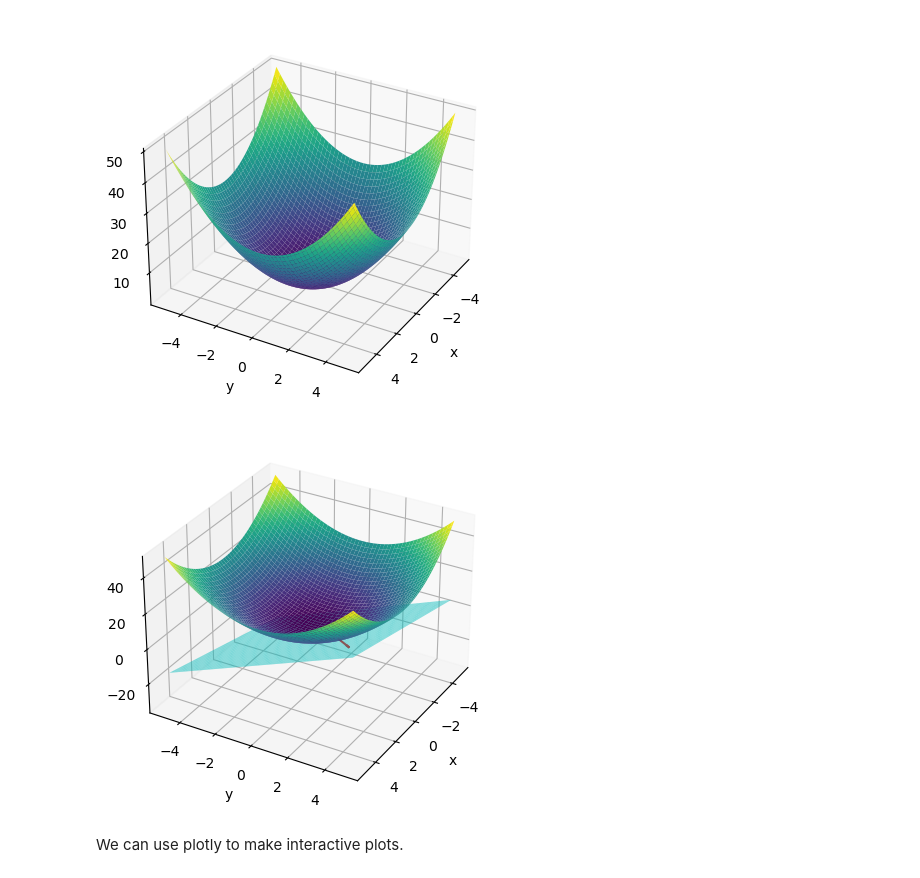
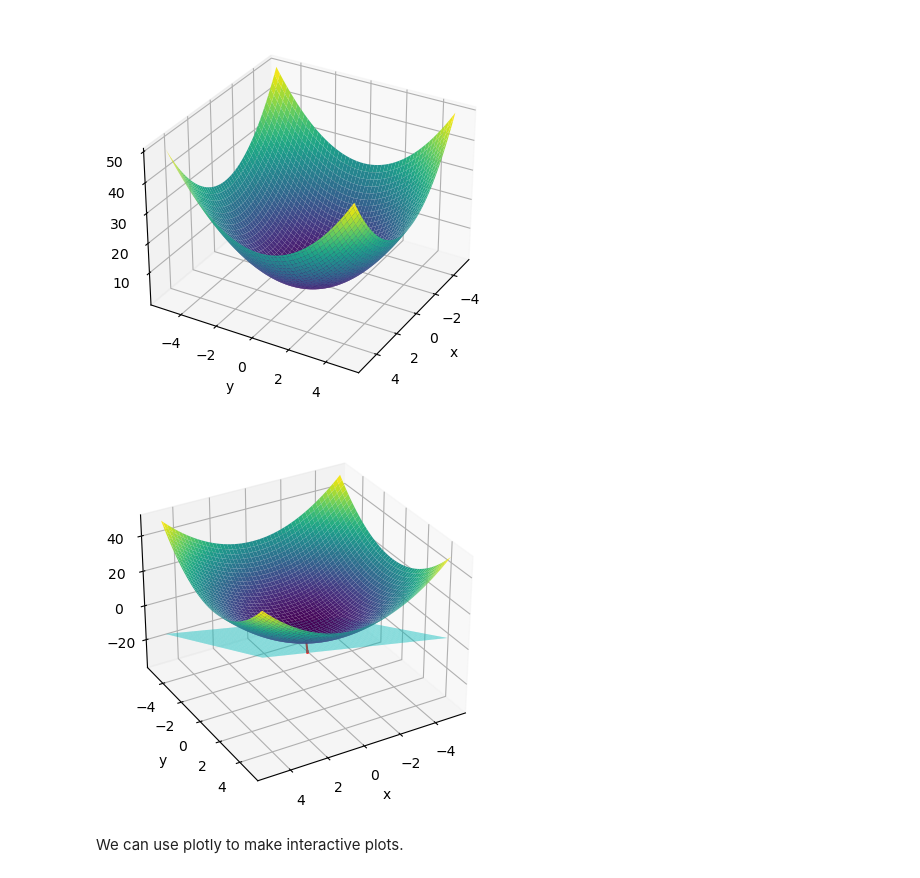
Before and after one commit to jackbullen/Math-248, a Jupyter notebook: Labs/Week 4/Lab-10-Sep-28.ipynb, the cells around one changed output. Drawn from its saved outputs; the diff is of its cells as text; code cells hidden in the pictures.

```diff
--- a/Labs/Week 4/Lab-10-Sep-28.ipynb
+++ b/Labs/Week 4/Lab-10-Sep-28.ipynb
@@ -58,25 +56,25 @@ plt.show()
 # %%
 fig = plt.figure()
 ax = fig.add_subplot(projection='3d')
 ax.plot_surface(X, Y, Z, cmap='viridis', edgecolor='none')
 ax.set_xlabel('x')
 ax.set_ylabel('y')
 ax.set_zlabel('z')
-ax.view_init(azim=30, elev=30)
+ax.view_init(azim=60, elev=30)
 
 x0 = np.array([1.0, 2.0])
 z0 = f(x0)
 df = Gradient(f)(x0)
 
 ax.quiver(x0[0], x0[1], z0, df[0], df[1], -1, color='r', length=1, normalize=True)
 
 Z_plane = df[0] * (X - x0[0]) + df[1] * (Y - x0[1]) + z0
 
 ax.plot_surface(X, Y, Z_plane, color='c', alpha=0.5)
 
 plt.show()
 # %% [output]
-[figure, old version]
+[figure, new version]
 # %% [markdown]
 We can use plotly to make interactive plots.
 # %%
```
Also changed, not shown: parts of 1 cell of this notebook, 1 other file.
